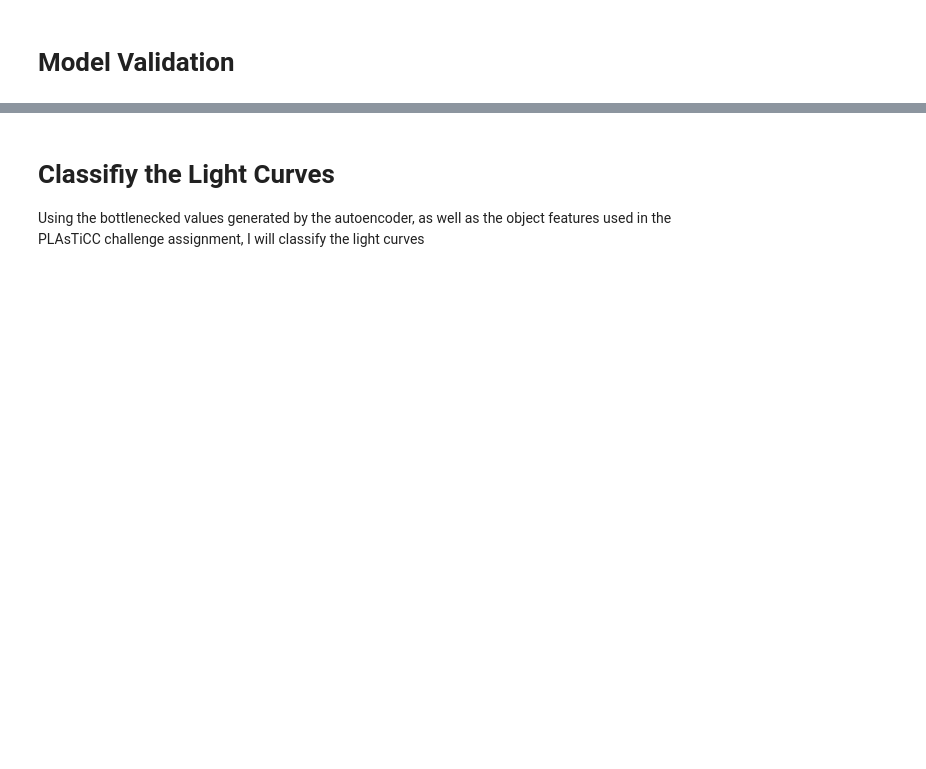
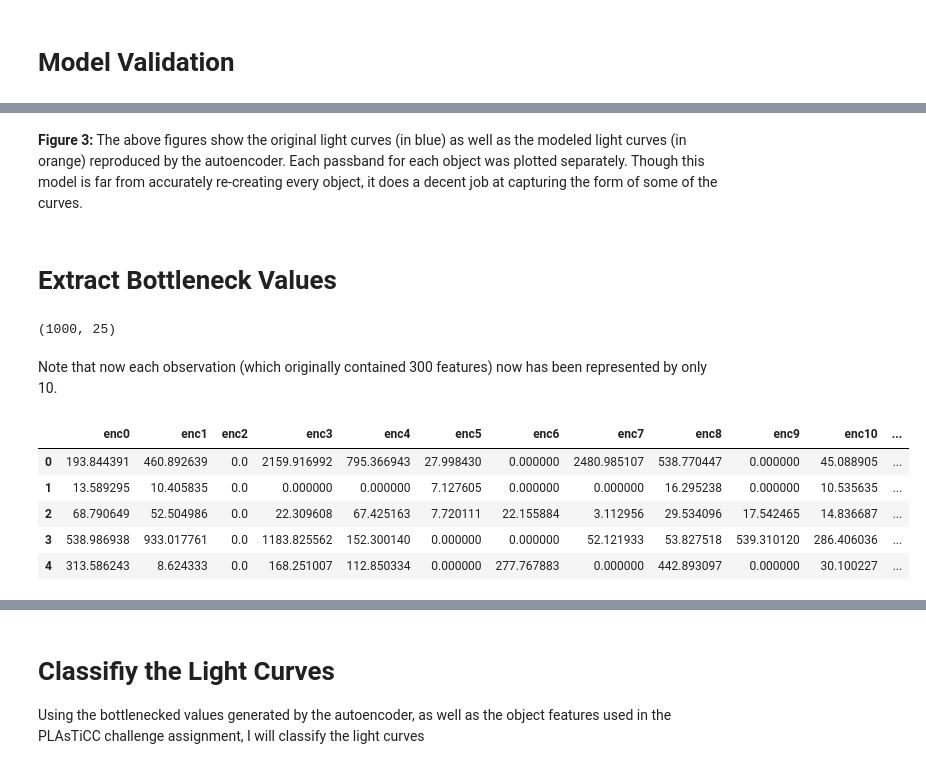
Before and after one commit to DesiPilla/MLTSA_DPilla, a Jupyter notebook: HW9/HW9.ipynb, the cells around one changed output, grey strips where cells are left out. Cells and saved outputs as stored; diff of their text form; code cells hidden in the pictures; blank space fills up the shorter version.

```diff
--- a/HW9/HW9.ipynb
+++ b/HW9/HW9.ipynb
@@ -166,18 +211,3 @@ Fitting object 31/31
-# %%
-mjds = np.array(mjds)
-fluxs = np.array(fluxs)
-passbands = np.array(passbands)
-object_ids = np.array(object_ids)
-
-np.save('mjds.npy', mjds)
-np.save('fluxs.npy', fluxs)
-np.save('passbands.npy', passbands)
-np.save('object_ids.npy', object_ids)
-
-mjds = np.load('mjds.npy')
-fluxs = np.load('fluxs.npy')
-passbands = np.load('passbands.npy')
-object_ids = np.load('object_ids.npy')
 # %%
 object_ids_adj = object_ids.reshape(object_ids.shape[0] // 6, object_ids.shape[1] * 6).astype(int)
 mjds_adj = mjds.reshape(mjds.shape[0] // 6, mjds.shape[1] * 6)
@@ -294,0 +351,23 @@ for i in range(len(X_test)):
+# %% [markdown]
+**Figure 3:** The above figures show the original light curves (in blue) as well as the modeled light curves (in orange) reproduced by the autoencoder. Each passband for each object was plotted separately. Though this model is far from accurately re-creating every object, it does a decent job at capturing the form of some of the curves.
+# %% [markdown]
+# Extract Bottleneck Values
+# %%
+# Create encoder to extract the bottleneck features from the model
+encoder = Model(model.input, model.layers[-3].output)
+enc_preds = encoder.predict(fluxs_adj)
+enc_preds.shape
+# %% [output]
+(1000, 25)
+# %% [markdown]
+Note that now each observation (which originally contained 300 features) now has been represented by only 10.
+# %%
+enc_features = pd.DataFrame(enc_preds, columns=['enc{0}'.format(i) for i in range(enc_preds.shape[1])])
+enc_features.head()
+# %% [output]
+|  | enc0 | enc1 | enc2 | enc3 | enc4 | enc5 | enc6 | enc7 | enc8 | enc9 | enc10 | ... |
+| 0 | 193.844391 | 460.892639 | 0.0 | 2159.916992 | 795.366943 | 27.998430 | 0.000000 | 2480.985107 | 538.770447 | 0.000000 | 45.088905 | ... |
+| 1 | 13.589295 | 10.405835 | 0.0 | 0.000000 | 0.000000 | 7.127605 | 0.000000 | 0.000000 | 16.295238 | 0.000000 | 10.535635 | ... |
+| 2 | 68.790649 | 52.504986 | 0.0 | 22.309608 | 67.425163 | 7.720111 | 22.155884 | 3.112956 | 29.534096 | 17.542465 | 14.836687 | ... |
+| 3 | 538.986938 | 933.017761 | 0.0 | 1183.825562 | 152.300140 | 0.000000 | 0.000000 | 52.121933 | 53.827518 | 539.310120 | 286.406036 | ... |
+| 4 | 313.586243 | 8.624333 | 0.0 | 168.251007 | 112.850334 | 0.000000 | 277.767883 | 0.000000 | 442.893097 | 0.000000 | 30.100227 | ... |
```
Also changed, not shown: parts of 36 cells of this notebook.
